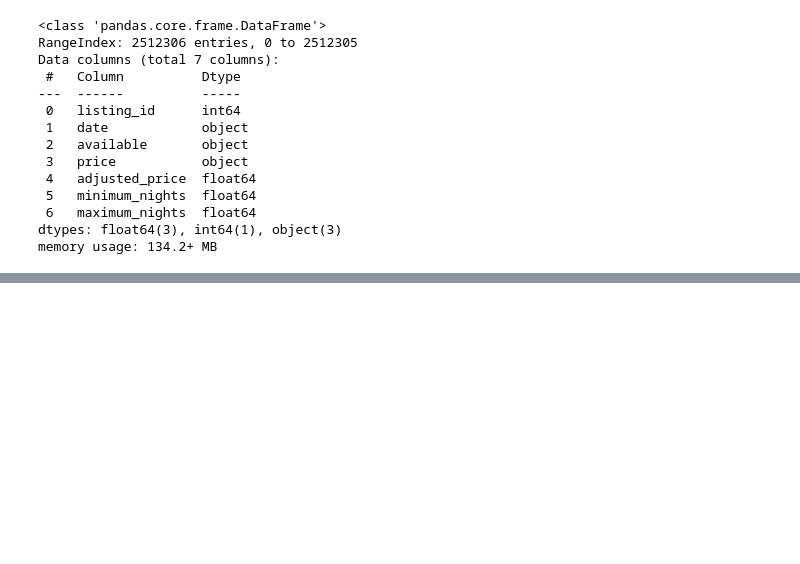
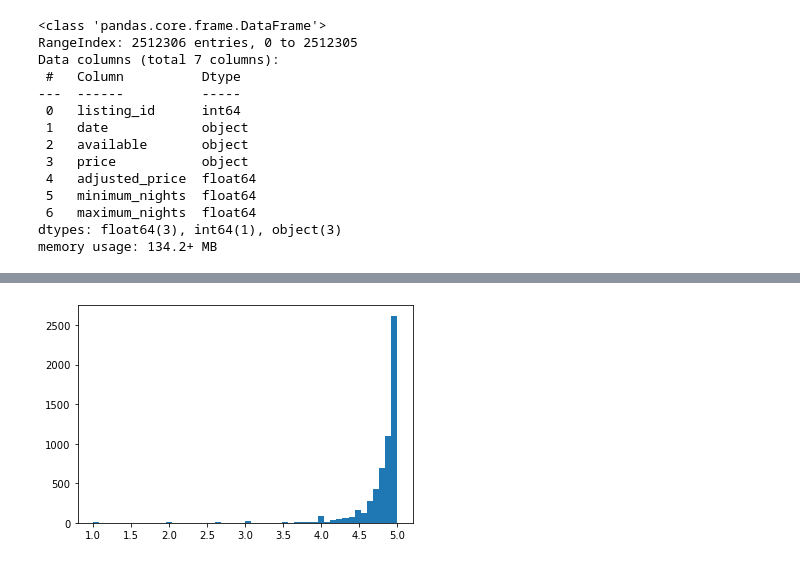
Before and after one commit to demccusker/AirBnB_analysis, a Jupyter notebook: AirBnB_Analysis.ipynb, the cells around one changed output, grey strips where cells are left out. Cells and saved outputs as stored; diff of their text form; code cells hidden in the pictures; blank space fills up the shorter version.

```diff
--- a/AirBnB_Analysis.ipynb
+++ b/AirBnB_Analysis.ipynb
@@ -86,0 +108,4 @@ memory usage: 134.2+ MB
+# %%
+plt.hist(data=list_df, x = "review_scores_rating",bins = 50);
+# %% [output]
+[figure, added]
```
Also changed, not shown: parts of 13 cells of this notebook.
